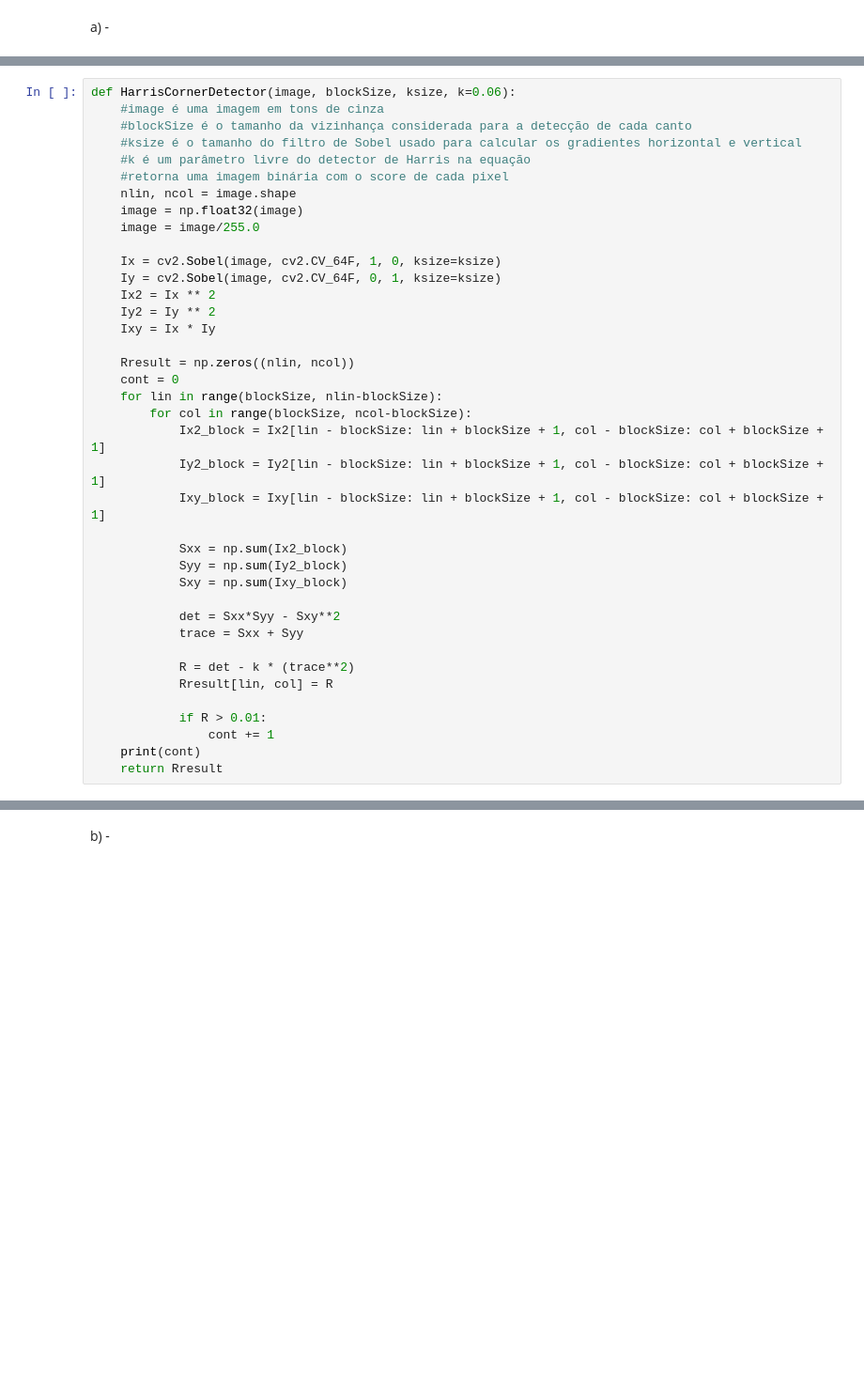
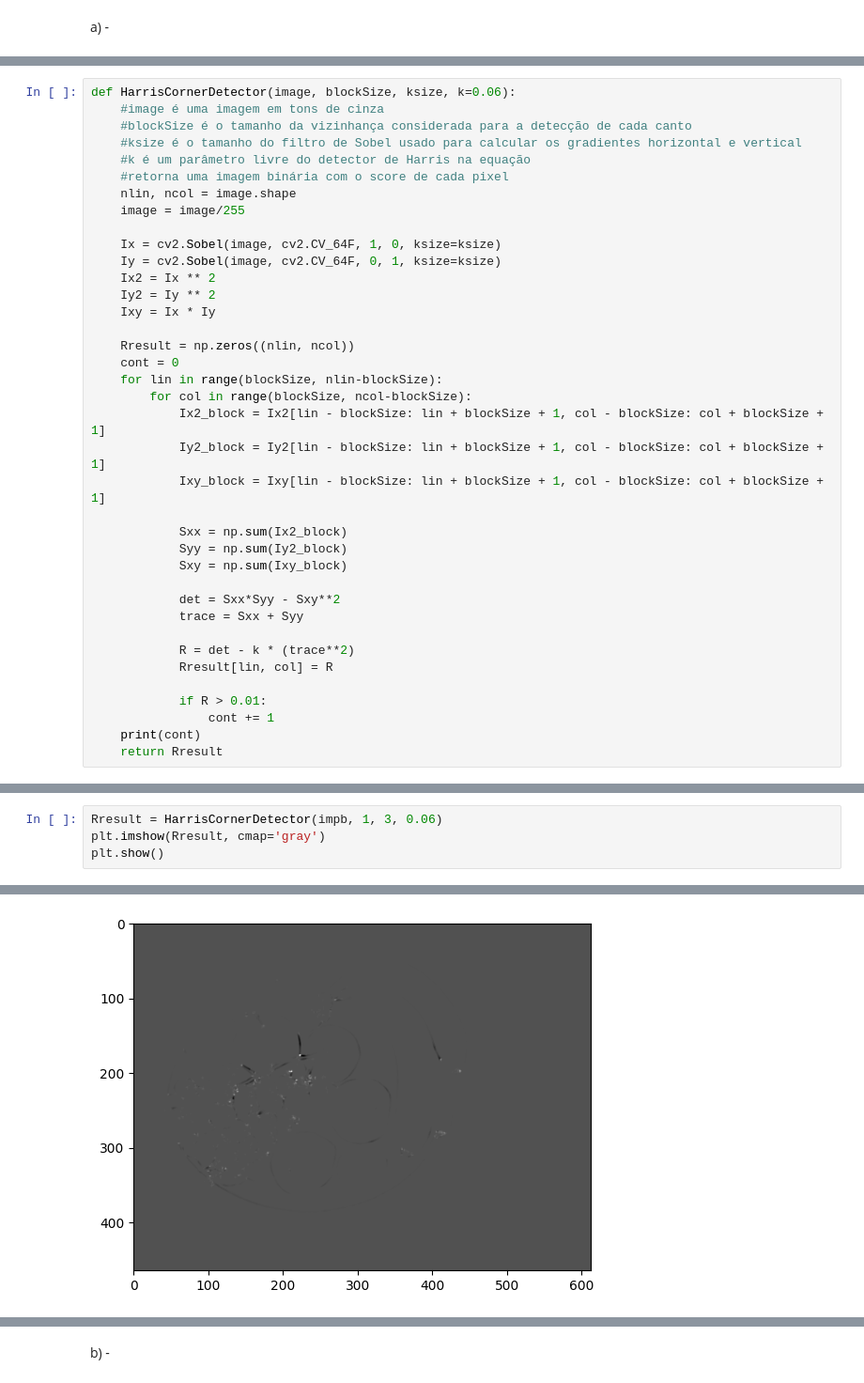
Before and after one commit to scrocha/visao-computacional-2024, a Jupyter notebook: Lista_05/Lista_05_Sillas.ipynb, the cells around one changed output, grey strips where cells are left out. Shown at 94% size. Saved outputs shown, nothing was run; the diff lists cells and outputs as text; blank space fills up the shorter version.

```diff
--- a/Lista_05/Lista_05_Sillas.ipynb
+++ b/Lista_05/Lista_05_Sillas.ipynb
@@ -42,8 +31,7 @@ def HarrisCornerDetector(image, blockSize, ksize, k=0.06):
     #k é um parâmetro livre do detector de Harris na equação
     #retorna uma imagem binária com o score de cada pixel
     nlin, ncol = image.shape
-    image = np.float32(image)
-    image = image/255.0
+    image = image/255
 
     Ix = cv2.Sobel(image, cv2.CV_64F, 1, 0, ksize=ksize)
     Iy = cv2.Sobel(image, cv2.CV_64F, 0, 1, ksize=ksize)
@@ -84,0 +64,5 @@ cv2.destroyAllWindows()
+# %%
+Rresult = HarrisCornerDetector(impb, 1, 3, 0.06)
+plt.imshow(Rresult, cmap='gray')
+plt.show()
+# %% [output]
@@ -84,0 +70 @@ cv2.destroyAllWindows()
+[figure, added]
```
Also changed, not shown: parts of 13 cells of this notebook.
